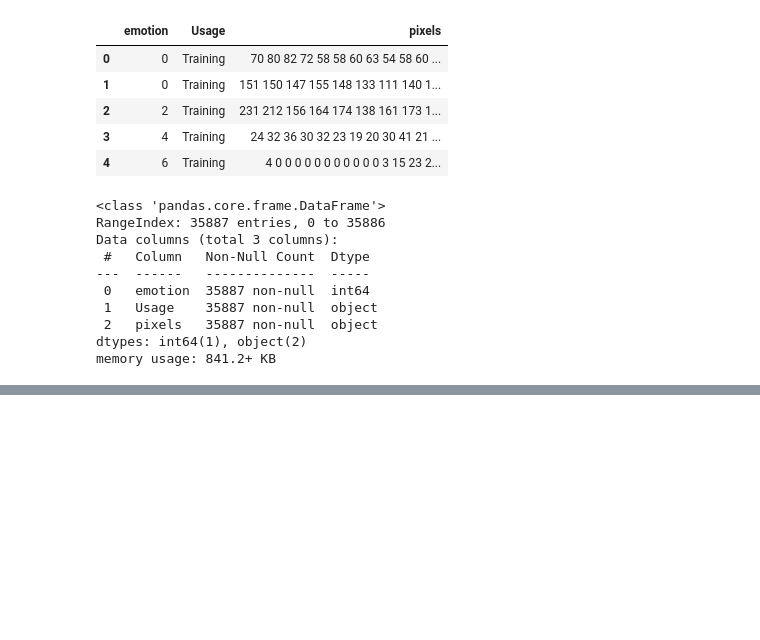
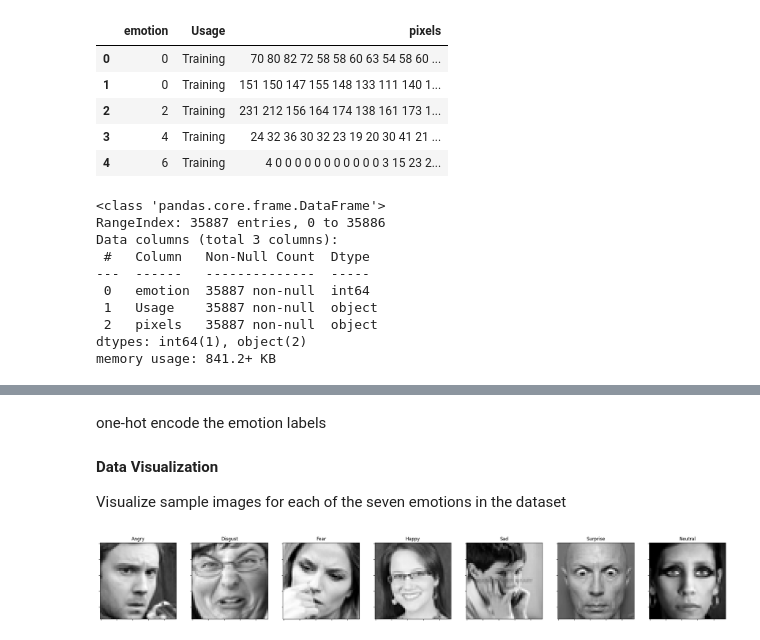
Before and after one commit to rjrizani/machine-learning, a Jupyter notebook: Emotions_Detection.ipynb, the cells around one changed output, grey strips where cells are left out. Drawn from its saved outputs; the diff is of its cells as text; code cells hidden in the pictures; blank space fills up the shorter version.

```diff
--- a/Emotions_Detection.ipynb
+++ b/Emotions_Detection.ipynb
@@ -8,3 +3,16 @@ import numpy as np
 # %%
+import pandas as pd
+import re
+import gdown
+
 google_drive_link = "https://drive.google.com/file/d/12iVo49pHF7T_tiQRzcF_PDAYCN1rcLLi/view?usp=drive_link"
 file_id = re.search(r"/d/(\w+)/", google_drive_link).group(1)
+
+# Define the output file name
+output_file = 'fer2013.csv'
+
+# Download the file
+gdown.download(f'https://drive.google.com/uc?id={file_id}', output_file, quiet=False)
+
+# Load the dataset into a Pandas DataFrame
+data = pd.read_csv(output_file)
@@ -21,2 +22,0 @@ To: /content/fer2013.csv
-# %%
-data = pd.read_csv('fer2013.csv')
@@ -109,0 +105,9 @@ from keras.layers import Dense, Conv2D, MaxPooling2D, Dropout, Flatten
+# %% [markdown]
+one-hot encode the emotion labels
+# %%
+from keras.utils import to_categorical
+
+# One-hot encode the labels
+train_labels = to_categorical(train_image_label, num_classes=7)
+val_labels = to_categorical(val_image_label, num_classes=7)
+test_labels = to_categorical(test_image_label, num_classes=7)
@@ -109,0 +126,26 @@ from keras.layers import Dense, Conv2D, MaxPooling2D, Dropout, Flatten
+# %% [markdown]
+**Data Visualization**
+
+Visualize sample images for each of the seven emotions in the dataset
+# %%
+import matplotlib.pyplot as plt
+
+def plot_all_emotions():
+    # Create a subplot with 1 row and 7 columns, defining the layout of the plot
+    fig, axs = plt.subplots(1, 7, figsize=(30, 12))
+    fig.subplots_adjust(hspace=.2, wspace=.2)  # Adjust spacing between subplots
+    axs = axs.ravel()  # Flatten the array for easier iteration
+
+    for i in range(7):
+        # Find the index of the first image with the corresponding emotion label (i)
+        idx = data[data['emotion'] == i].index[0]
+
+        # Display the image
+        axs[i].imshow(train_images[idx][:, :, 0], cmap='gray')
+        axs[i].set_title(emotions[train_labels[idx].argmax()])  # Set the title as the emotion name
+        axs[i].set_xticklabels([])  # Hide x-axis labels
+        axs[i].set_yticklabels([])  # Hide y-axis labels
+# %%
+plot_all_emotions()
+# %% [output]
+[figure, added]
```
Also changed, not shown: parts of 59 cells of this notebook.
